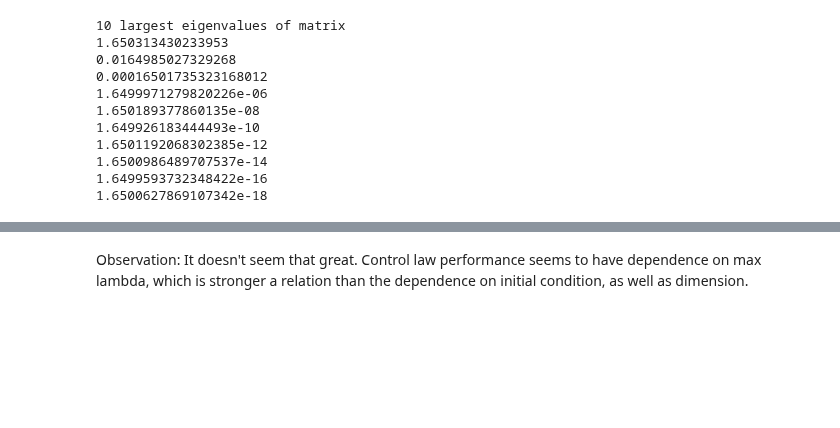
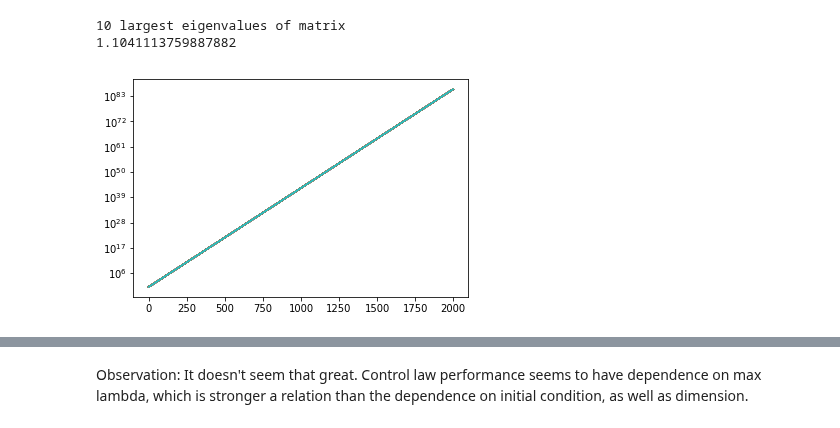
Before and after one commit to rahularya50/control-proj, a Jupyter notebook: Jupyter Notebooks/Control Law.ipynb, the cells around one changed output, grey strips where cells are left out. Saved outputs shown, nothing was run; the diff lists cells and outputs as text; code cells hidden in the pictures; blank space fills up the shorter version.

```diff
--- a/Jupyter Notebooks/Control Law.ipynb
+++ b/Jupyter Notebooks/Control Law.ipynb
@@ -13,7 +13,7 @@ N = 2000
 trials = 100
 is_aligned_with_max_eigvec = True;
 # %%
-A = make_random_diagonal_matrix(dim, 1.65, 0.01, 1)
+A = make_random_diagonal_matrix(dim, 1.1, 0.1, 1)
 Q = make_random_subspace(dim, dim)
 A_bar = Q @ A @ Q.T
 
@@ -46,23 +46,16 @@ def obs_trial_law(obs_vecs, trial):
     return law
 # %% [output]
 10 largest eigenvalues of matrix
-1.650313430233953
-0.0164985027329268
-0.00016501735323168012
-1.6499971279820226e-06
-1.650189377860135e-08
-1.649926183444493e-10
-1.6501192068302385e-12
-1.6500986489707537e-14
-1.6499593732348422e-16
-1.6500627869107342e-18
+1.1041113759887882
 # %%
 obs_vecs = np.array([make_random_direction(dim) for i in range (N*trials)])
 obs = np.array([np.einsum('ij,ij->i', obs_vecs[N*i:N*(i+1), :], x_free) for i in range (trials)])
-#plt.plot(abs(obs.T))
-#plt.yscale('log');
+plt.plot(abs(obs.T))
+plt.yscale('log');
 
 x_cont = np.array([simulate_controlled_response(A_bar, N, x_init, obs_trial_law(obs_vecs, i)) for i in range(trials)])
+# %% [output]
+[figure, added]
 # %%
 for i in range(trials):
     plt.plot(abs(x_cont[i,:,:]))
```
Also changed, not shown: parts of 4 cells of this notebook.
